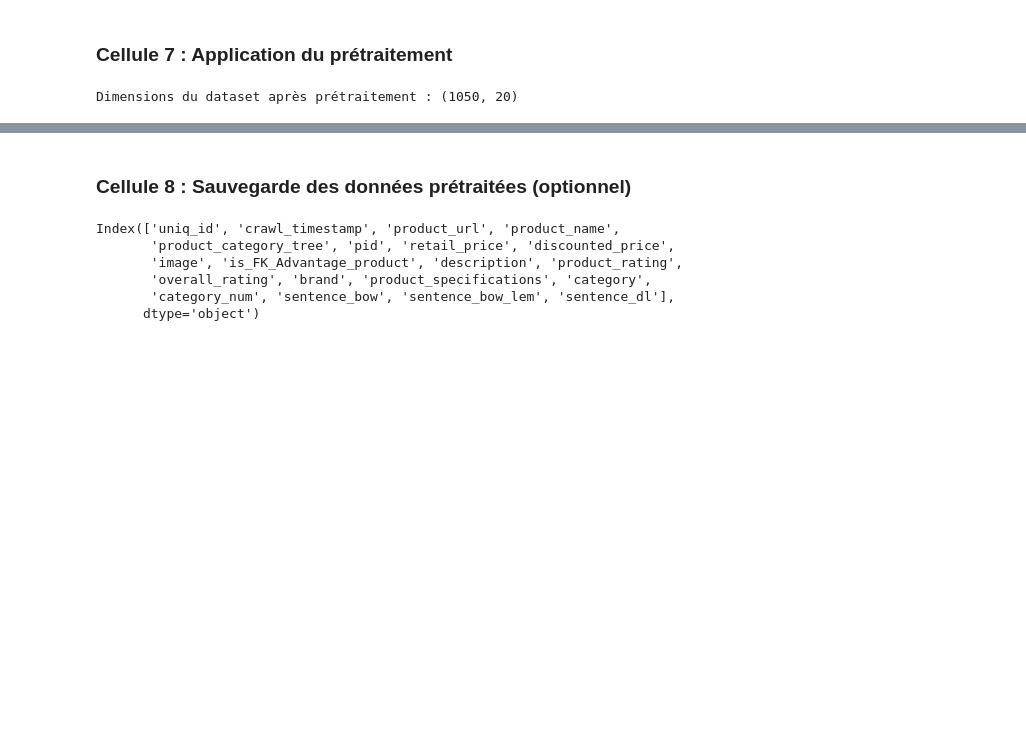
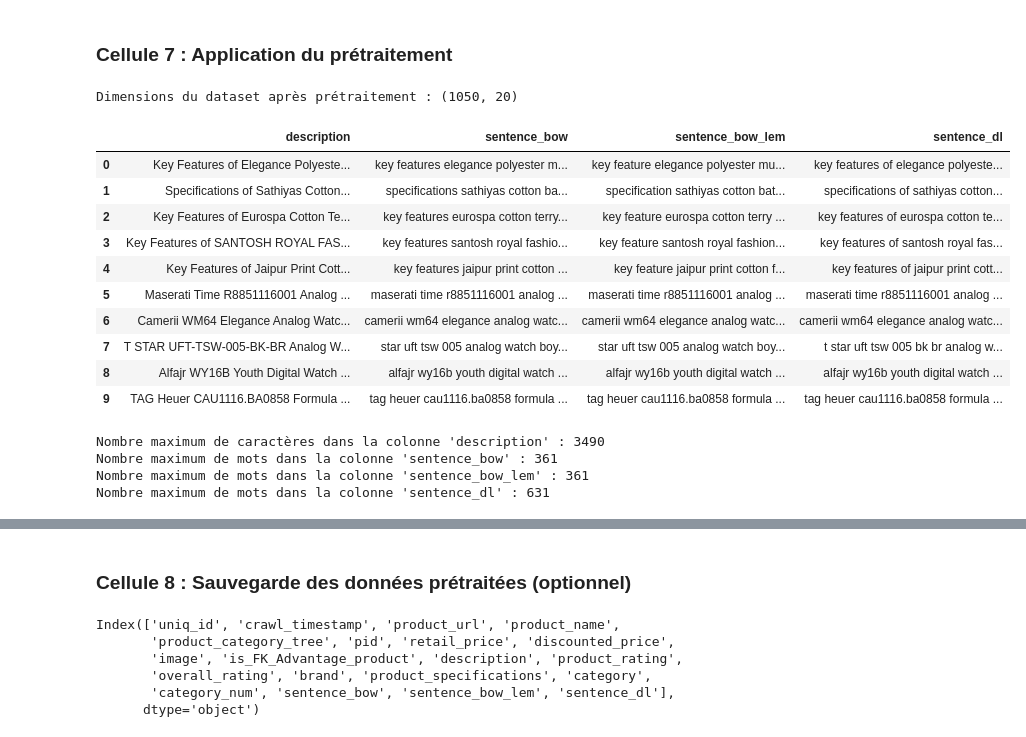
Before and after one commit to preudh/OC_IA_P6_automatically_classify_consumer_goods, a Jupyter notebook: notebooks/P6_03_Preudhomme_Patrice_4_Feature-texte.ipynb, the cells around one changed output, grey strips where cells are left out. Cells and saved outputs as stored; diff of their text form; code cells hidden in the pictures; blank space fills up the shorter version.

```diff
--- a/notebooks/P6_03_Preudhomme_Patrice_4_Feature-texte.ipynb
+++ b/notebooks/P6_03_Preudhomme_Patrice_4_Feature-texte.ipynb
@@ -185,2 +219,35 @@ print("Dimensions du dataset après prétraitement :", data.shape)
 # %% [output]
 Dimensions du dataset après prétraitement : (1050, 20)
+# %%
+# affichage colonnes après prétraitement sur les descriptions 10 lignes
+data[['description', 'sentence_bow', 'sentence_bow_lem', 'sentence_dl']].head(10)
+# %% [output]
+|  | description | sentence_bow | sentence_bow_lem | sentence_dl |
+| 0 | Key Features of Elegance Polyeste... | key features elegance polyester m... | key feature elegance polyester mu... | key features of elegance polyeste... |
+| 1 | Specifications of Sathiyas Cotton... | specifications sathiyas cotton ba... | specification sathiyas cotton bat... | specifications of sathiyas cotton... |
+| 2 | Key Features of Eurospa Cotton Te... | key features eurospa cotton terry... | key feature eurospa cotton terry ... | key features of eurospa cotton te... |
+| 3 | Key Features of SANTOSH ROYAL FAS... | key features santosh royal fashio... | key feature santosh royal fashion... | key features of santosh royal fas... |
+| 4 | Key Features of Jaipur Print Cott... | key features jaipur print cotton ... | key feature jaipur print cotton f... | key features of jaipur print cott... |
+| 5 | Maserati Time R8851116001 Analog ... | maserati time r8851116001 analog ... | maserati time r8851116001 analog ... | maserati time r8851116001 analog ... |
+| 6 | Camerii WM64 Elegance Analog Watc... | camerii wm64 elegance analog watc... | camerii wm64 elegance analog watc... | camerii wm64 elegance analog watc... |
+| 7 | T STAR UFT-TSW-005-BK-BR Analog W... | star uft tsw 005 analog watch boy... | star uft tsw 005 analog watch boy... | t star uft tsw 005 bk br analog w... |
+| 8 | Alfajr WY16B Youth Digital Watch ... | alfajr wy16b youth digital watch ... | alfajr wy16b youth digital watch ... | alfajr wy16b youth digital watch ... |
+| 9 | TAG Heuer CAU1116.BA0858 Formula ... | tag heuer cau1116.ba0858 formula ... | tag heuer cau1116.ba0858 formula ... | tag heuer cau1116.ba0858 formula ... |
+# %%
+# maximum de caractères dans la colonne 'description'
+max_len = data['description'].apply(lambda x: len(x)).max()
+print("Nombre maximum de caractères dans la colonne 'description' :", max_len)
+# maximum de mots dans la colonne 'sentence_bow'
+max_len = data['sentence_bow'].apply(lambda x: len(x.split())).max()
+print("Nombre maximum de mots dans la colonne 'sentence_bow' :", max_len)
+# maximum de mots dans la colonne 'sentence_bow_lem'
+max_len = data['sentence_bow_lem'].apply(lambda x: len(x.split())).max()
+print("Nombre maximum de mots dans la colonne 'sentence_bow_lem' :", max_len)
+# maximum de mots dans la colonne 'sentence_dl'
+max_len = data['sentence_dl'].apply(lambda x: len(x.split())).max()
+print("Nombre maximum de mots dans la colonne 'sentence_dl' :", max_len)
+# %% [output]
+Nombre maximum de caractères dans la colonne 'description' : 3490
+Nombre maximum de mots dans la colonne 'sentence_bow' : 361
+Nombre maximum de mots dans la colonne 'sentence_bow_lem' : 361
+Nombre maximum de mots dans la colonne 'sentence_dl' : 631
```
Also changed, not shown: parts of 22 cells of this notebook.
